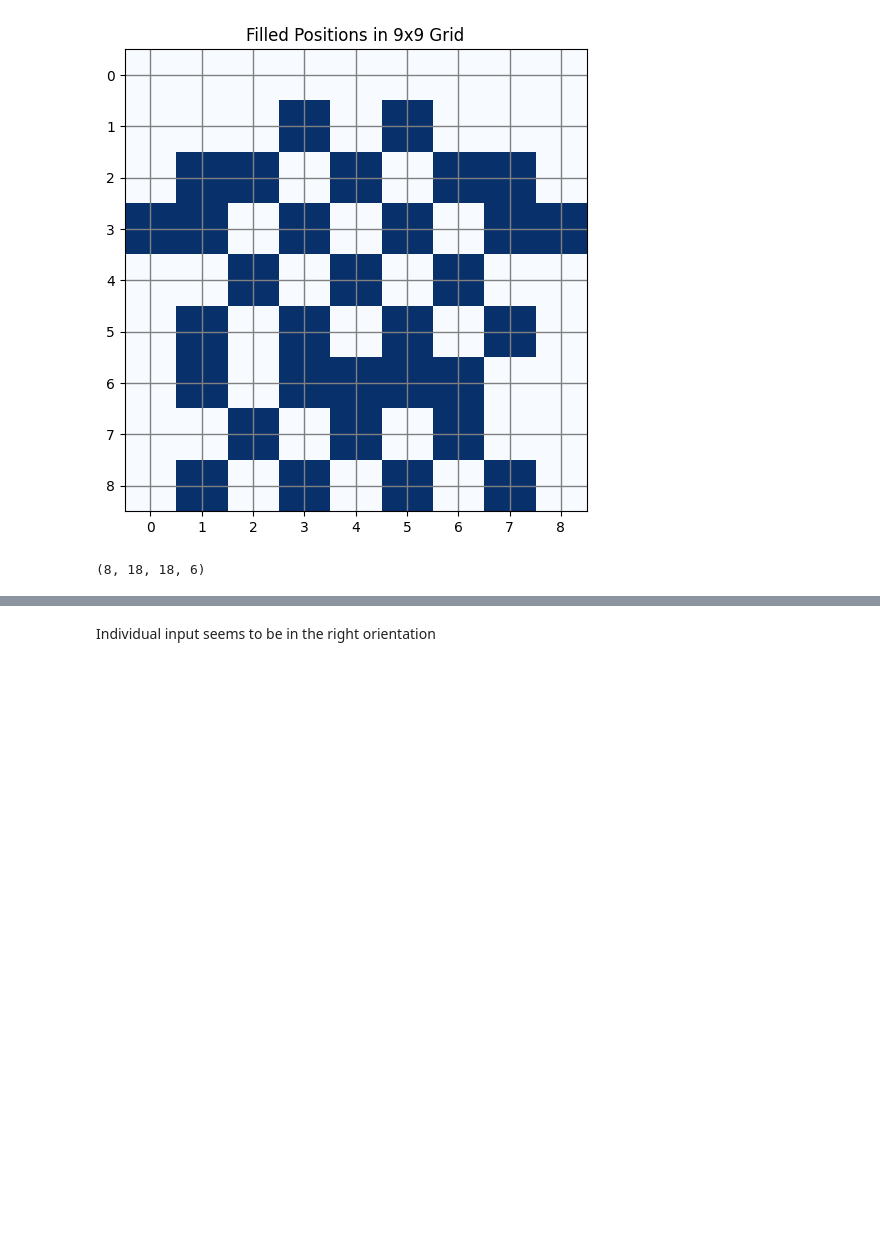
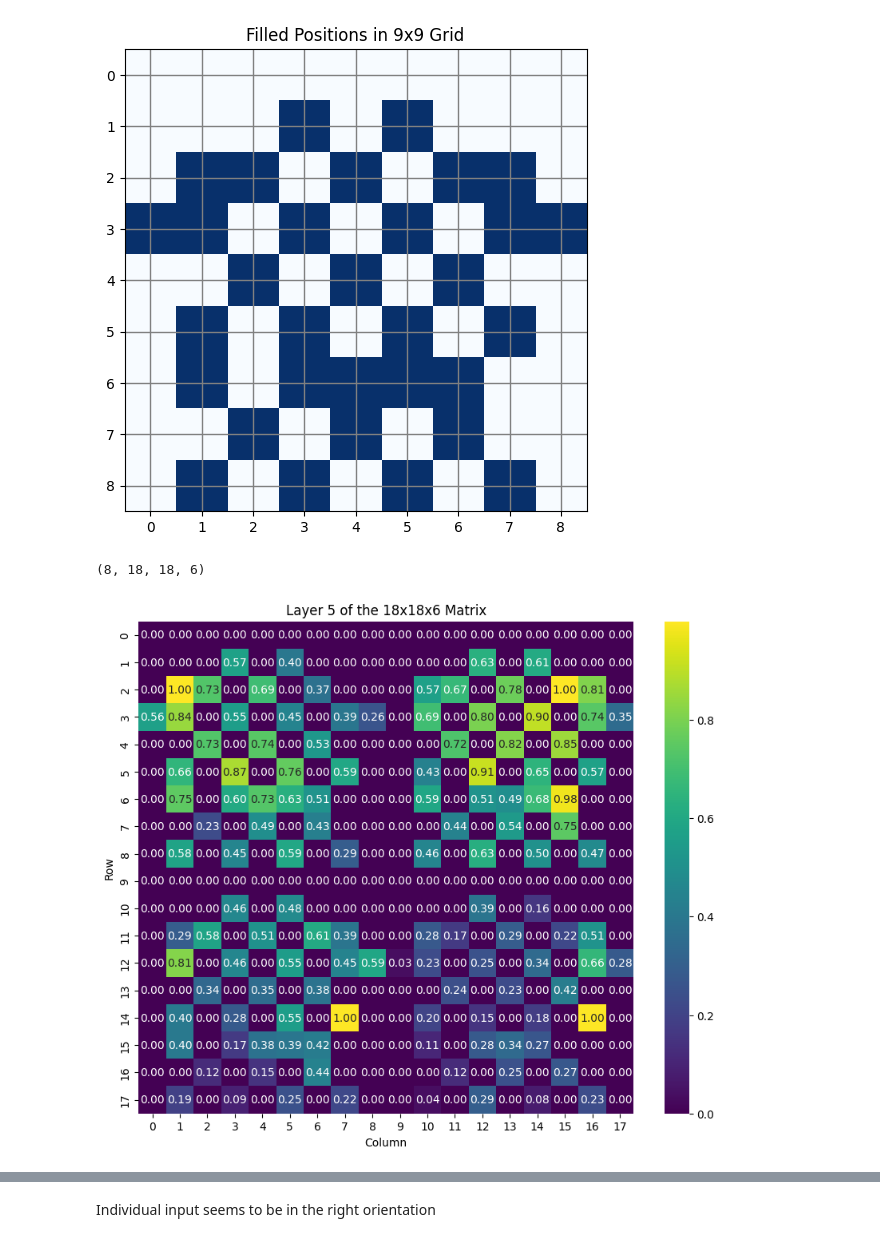
Before and after one commit to SparshRastogi/ICASSP_2025_Grand_SP_Challenge_6, a Jupyter notebook: Harsh_work/2d-cnn/feature_extraction.ipynb, the cells around one changed output, grey strips where cells are left out. Drawn from its saved outputs; the diff is of its cells as text; code cells hidden in the pictures; blank space fills up the shorter version.

```diff
--- a/Harsh_work/2d-cnn/feature_extraction.ipynb
+++ b/Harsh_work/2d-cnn/feature_extraction.ipynb
@@ -79,15 +79,29 @@ raw.info['sfreq']
 import numpy as np
 
 # Define feature extraction functions
+def min_max_normalize(feature):
+    """Applies min-max normalization to a feature array."""
+    min_val = np.min(feature, axis=0, keepdims=True)
+    max_val = np.max(feature, axis=0, keepdims=True)
+    # Avoid division by zero
+    return (feature - min_val) / (max_val - min_val + 1e-10)
+
 def extract_features(segment):
-    """Extracts time-domain features for a given EEG segment."""
+    """Extracts time-domain features for a given EEG segment and normalizes each feature."""
     mean = np.mean(segment, axis=1)
     variance = np.var(segment, axis=1)
     std_dev = np.std(segment, axis=1)
     mean_diff1 = np.mean(np.diff(segment, n=1, axis=1), axis=1)
     mean_diff2 = np.mean(np.diff(segment, n=2, axis=1), axis=1)
     entropy = -np.sum(segment * np.log(np.abs(segment) + 1e-10), axis=1)  # Simple entropy measure
-    return np.stack([mean, variance, std_dev, mean_diff1, mean_diff2, entropy], axis=1)
+
+    # Stack features before normalization
+    features = np.stack([mean, variance, std_dev, mean_diff1, mean_diff2, entropy], axis=1)
+
+    # Apply min-max normalization to each feature
+    normalized_features = min_max_normalize(features)
+
+    return normalized_features
 # %%
 # Parameters
 segment_length = 1280  # Length of each segment, e.g., 1 second at 128 Hz
@@ -236,6 +250,26 @@ dataset = np.array(dataset)  # Shape: (n_segments, 18, 18, 6)
 dataset.shape
 # %% [output]
 (8, 18, 18, 6)
+# %%
+import numpy as np
+import matplotlib.pyplot as plt
+import seaborn as sns
+
+input_mat = dataset[0]
+
+# Choose the layer to plot, e.g., layer 0
+layer = 5
+matrix_layer = input_mat[:, :, layer]
+
+# Plotting
+plt.figure(figsize=(10, 8))
+sns.heatmap(matrix_layer, annot=True, fmt=".2f", cmap="viridis", cbar=True)
+plt.title(f"Layer {layer} of the 18x18x6 Matrix")
+plt.xlabel("Column")
+plt.ylabel("Row")
+plt.show()
+# %% [output]
+[figure, added]
 # %%
 import numpy as np
 import plotly.graph_objects as go
```
Also changed, not shown: parts of 8 cells of this notebook, 1 other file.
